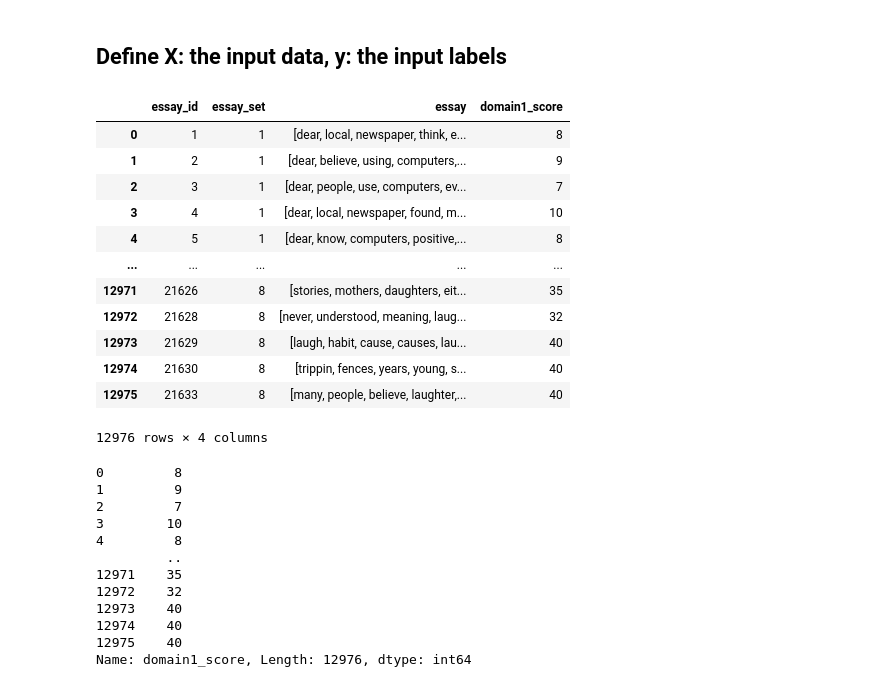
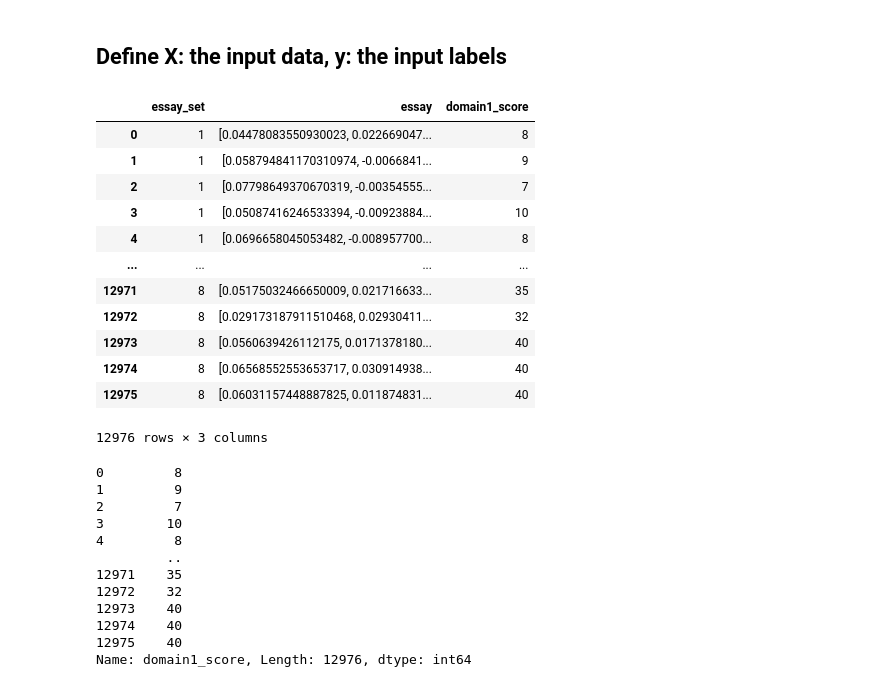
Before and after one commit to hazem-alabiad/automated-essay-grading-system, a Jupyter notebook: main.ipynb, the cells around one changed output. Cells and saved outputs as stored; diff of their text form; code cells hidden in the pictures.

```diff
--- a/main.ipynb
+++ b/main.ipynb
@@ -28,3 +25,13 @@ LSTM_PREDICTIONS = "LSTM_pred.pickle"
+# %%
+ENCODING = "ISO-8859-1"
+WORDS_FREQ_BY_ESSAY_SET = "data/words_freq_by_essay_set.pickle"
+WORDS_FREQ_BY_ESSAY_SCORE = "data/words_freq_by_essay_score.pickle"
+LSTM_KOPPA_SCORES = "data/lstm_koppa_scores.pickle"
+LSTM_ESSAY_SET_DF = "data/lstm_essay_set_df.pickle"
+LSTM_ACTUALL_DF = "data/lstm_actual_df.pickle"
+LSTM_PRED_DF = "data/lstm_pred_df.pickle"
+LSTM_PERF_MATRIX = "data/lstm_perf_matrix.pickle"
+NUM_VEC_ESSAY_DF = "data/num_vec_essay_df.csv"
 # %% [markdown]
 # Custom function definition
 # %%
@@ -333,0 +434,4 @@ plt.show()
+# %%
+%%time
+num_vec_essay_df = pd.read_pickle(NUM_VEC_ESSAY_DF)
+num_vec_essay_df
@@ -335,21 +454,21 @@ plt.show()
 ## Define X: the input data, y: the input labels
 # %%
 # training input data observations X
-X = essay_df.copy()
+X = num_vec_essay_df.copy()
 X
 # %% [output]
-|  | essay_id | essay_set | essay | domain1_score |
-| 0 | 1 | 1 | [dear, local, newspaper, think, e... | 8 |
-| 1 | 2 | 1 | [dear, believe, using, computers,... | 9 |
-| 2 | 3 | 1 | [dear, people, use, computers, ev... | 7 |
-| 3 | 4 | 1 | [dear, local, newspaper, found, m... | 10 |
-| 4 | 5 | 1 | [dear, know, computers, positive,... | 8 |
-| ... | ... | ... | ... | ... |
-| 12971 | 21626 | 8 | [stories, mothers, daughters, eit... | 35 |
-| 12972 | 21628 | 8 | [never, understood, meaning, laug... | 32 |
-| 12973 | 21629 | 8 | [laugh, habit, cause, causes, lau... | 40 |
-| 12974 | 21630 | 8 | [trippin, fences, years, young, s... | 40 |
-| 12975 | 21633 | 8 | [many, people, believe, laughter,... | 40 |
+|  | essay_set | essay | domain1_score |
+| 0 | 1 | [0.04478083550930023, 0.022669047... | 8 |
+| 1 | 1 | [0.058794841170310974, -0.0066841... | 9 |
+| 2 | 1 | [0.07798649370670319, -0.00354555... | 7 |
+| 3 | 1 | [0.05087416246533394, -0.00923884... | 10 |
+| 4 | 1 | [0.0696658045053482, -0.008957700... | 8 |
+| ... | ... | ... | ... |
+| 12971 | 8 | [0.05175032466650009, 0.021716633... | 35 |
+| 12972 | 8 | [0.029173187911510468, 0.02930411... | 32 |
+| 12973 | 8 | [0.0560639426112175, 0.0171378180... | 40 |
+| 12974 | 8 | [0.06568552553653717, 0.030914938... | 40 |
+| 12975 | 8 | [0.06031157448887825, 0.011874831... | 40 |
-12976 rows × 4 columns
+12976 rows × 3 columns
 # %%
 # training input labels y
```
Also changed, not shown: parts of 48 cells of this notebook, 48 other files.
